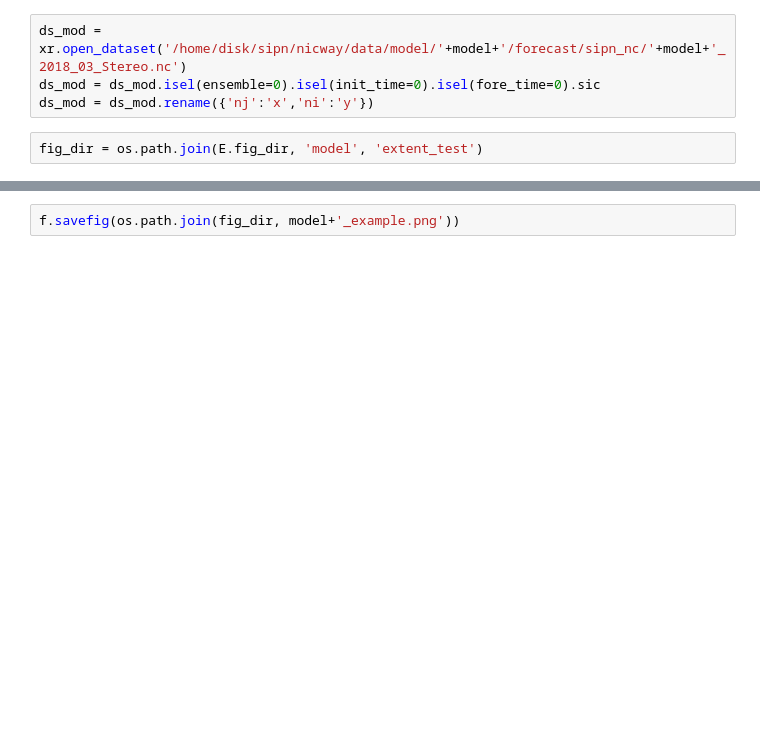
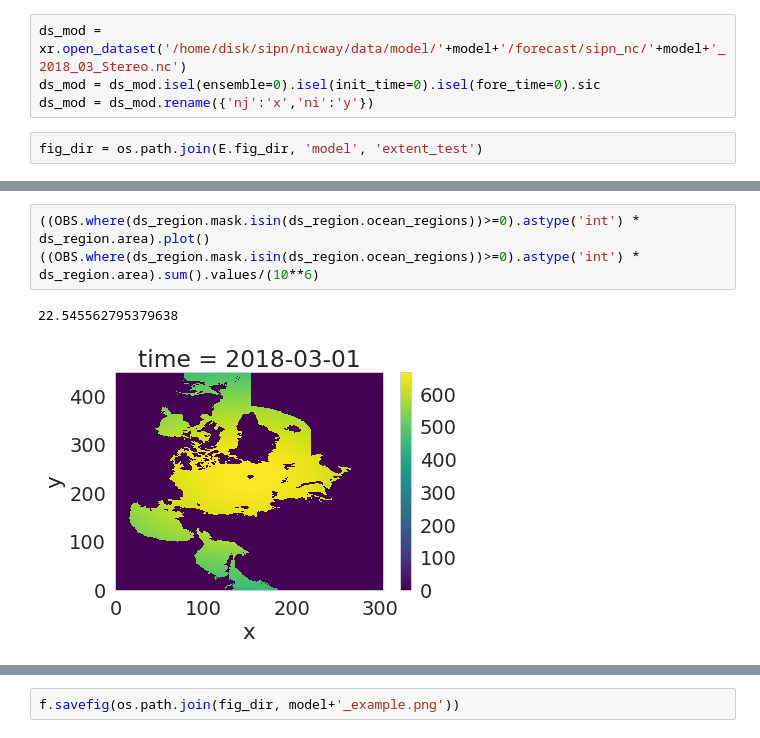
Before and after one commit to NicWayand/ESIO, a Jupyter notebook: notebooks/test_extent_vs_map.ipynb, the cells around one changed output, grey strips where cells are left out. Drawn from its saved outputs; the diff is of its cells as text; blank space fills up the shorter version.

```diff
--- a/notebooks/test_extent_vs_map.ipynb
+++ b/notebooks/test_extent_vs_map.ipynb
@@ -62,0 +96,6 @@ obs_ext_Offical = ds_ext.sel(time=ds_mod.init_time.values, method='nearest')
+# %%
+((OBS.where(ds_region.mask.isin(ds_region.ocean_regions))>=0).astype('int') * ds_region.area).plot()
+((OBS.where(ds_region.mask.isin(ds_region.ocean_regions))>=0).astype('int') * ds_region.area).sum().values/(10**6)
+# %% [output]
+22.545562795379638
+[figure, added]
```
Also changed, not shown: parts of 16 cells of this notebook.
